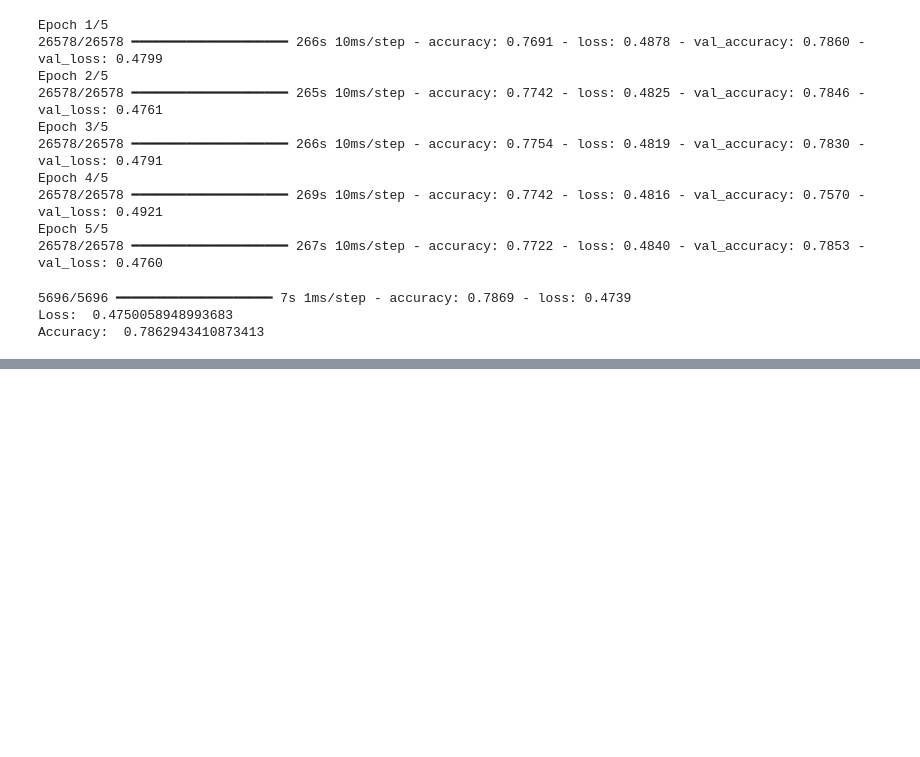
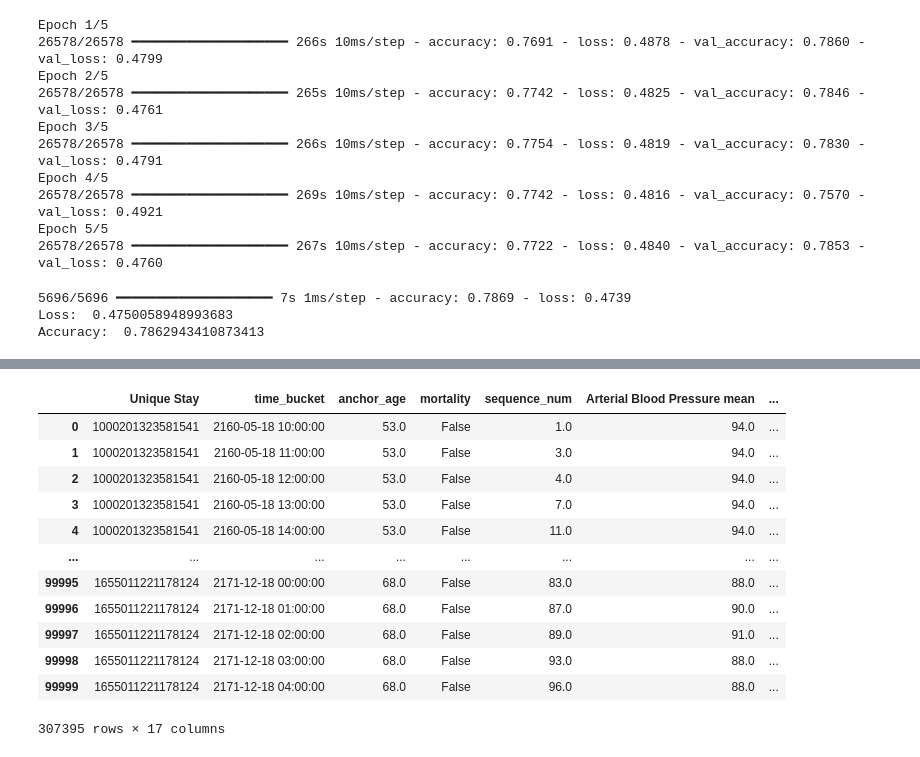
Before and after one commit to ChiQuynhDo/icu_mortality-prediction-ds6050, a Jupyter notebook: models/SimpleRNNModel.ipynb, the cells around one changed output, grey strips where cells are left out. Drawn from its saved outputs; the diff is of its cells as text; code cells hidden in the pictures; blank space fills up the shorter version.

Commit message:
RNN with new data

```diff
--- a/models/SimpleRNNModel.ipynb
+++ b/models/SimpleRNNModel.ipynb
@@ -212,0 +347,8 @@ Accuracy:  0.7862943410873413
+# %%
+data_path = "/sfs/gpfs/tardis/home/rmd9ev/Documents/MSDS/DS6050/Project/data/final_data"
+
+# Files to read
+data_files = listdir(data_path)
+
+# Load data
+data = pd.concat([pd.read_csv(data_path + '/' + file) for file in data_files[1:]])
@@ -212,0 +385,5 @@ Accuracy:  0.7862943410873413
+# %%
+na_data = ['Arterial Blood Pressure mean', 'Arterial O2 pressure', 'Creatinine (serum)','Dobutamine','Dopamine','Epinephrine','Heart Rate','Inspired O2 Fraction','Lactic Acid',
+          'Norepinephrine','Platelet Count','Total Bilirubin']
+for i in na_data:
+    data[i].fillna(method = 'bfill', inplace= True)
@@ -212,0 +411,5 @@ Accuracy:  0.7862943410873413
+# %%
+na_data = ['Arterial Blood Pressure mean','Arterial O2 pressure', 'Creatinine (serum)','Dobutamine','Dopamine','Epinephrine','Lactic Acid',
+          'Norepinephrine','Platelet Count','Total Bilirubin']
+for i in na_data:
+    data[i].fillna(method = 'ffill', inplace= True)
@@ -212,0 +437,16 @@ Accuracy:  0.7862943410873413
+# %%
+data
+# %% [output]
+|  | Unique Stay | time_bucket | anchor_age | mortality | sequence_num | Arterial Blood Pressure mean | ... |
+| 0 | 1000201323581541 | 2160-05-18 10:00:00 | 53.0 | False | 1.0 | 94.0 | ... |
+| 1 | 1000201323581541 | 2160-05-18 11:00:00 | 53.0 | False | 3.0 | 94.0 | ... |
+| 2 | 1000201323581541 | 2160-05-18 12:00:00 | 53.0 | False | 4.0 | 94.0 | ... |
+| 3 | 1000201323581541 | 2160-05-18 13:00:00 | 53.0 | False | 7.0 | 94.0 | ... |
+| 4 | 1000201323581541 | 2160-05-18 14:00:00 | 53.0 | False | 11.0 | 94.0 | ... |
+| ... | ... | ... | ... | ... | ... | ... | ... |
+| 99995 | 1655011221178124 | 2171-12-18 00:00:00 | 68.0 | False | 83.0 | 88.0 | ... |
+| 99996 | 1655011221178124 | 2171-12-18 01:00:00 | 68.0 | False | 87.0 | 90.0 | ... |
+| 99997 | 1655011221178124 | 2171-12-18 02:00:00 | 68.0 | False | 89.0 | 91.0 | ... |
+| 99998 | 1655011221178124 | 2171-12-18 03:00:00 | 68.0 | False | 93.0 | 88.0 | ... |
+| 99999 | 1655011221178124 | 2171-12-18 04:00:00 | 68.0 | False | 96.0 | 88.0 | ... |
+307395 rows × 17 columns
```
Also changed, not shown: parts of 36 cells of this notebook.
